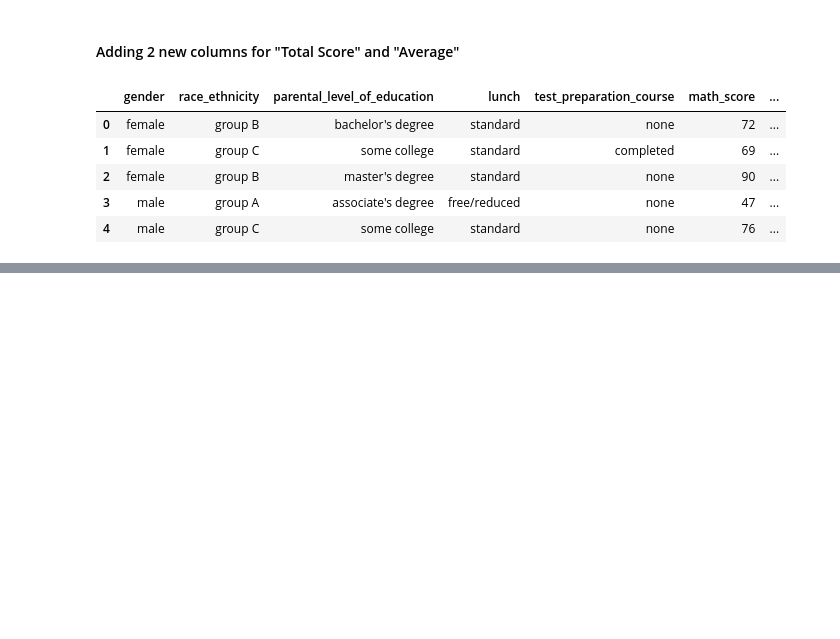
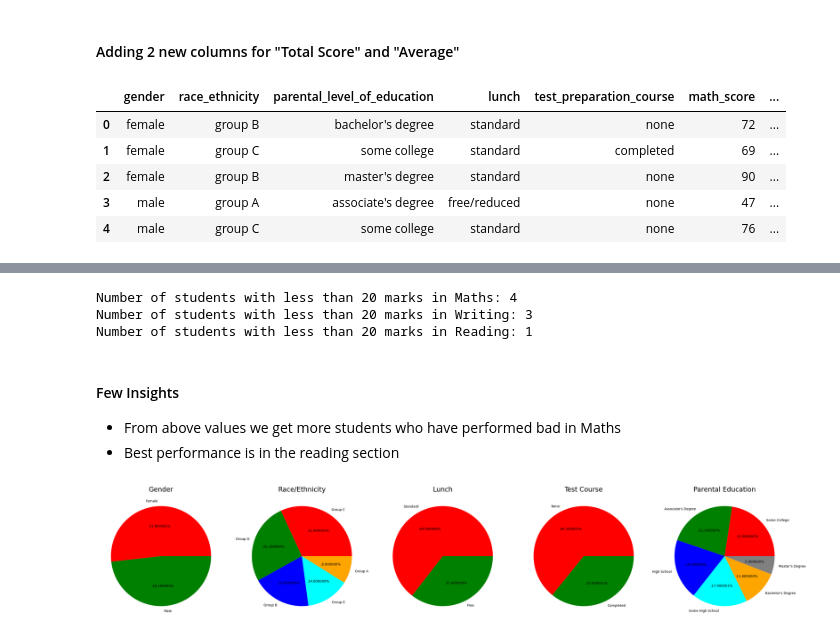
Before and after one commit to rtdjin3000/student_perf_propensity, a Jupyter notebook: EDA.ipynb, the cells around one changed output, grey strips where cells are left out. Saved outputs shown, nothing was run; the diff lists cells and outputs as text; code cells hidden in the pictures; blank space fills up the shorter version.

```diff
--- a/EDA.ipynb
+++ b/EDA.ipynb
@@ -138,0 +152,78 @@ df.head()
+# %%
+reading_less_20 = len(df[df['reading_score'] <= 20])
+writing_less_20 = len(df[df['writing_score'] <= 20])
+math_less_20 = len(df[df['math_score'] <= 20])
+
+print(f'Number of students with less than 20 marks in Maths: {math_less_20}')
+print(f'Number of students with less than 20 marks in Writing: {writing_less_20}')
+print(f'Number of students with less than 20 marks in Reading: {reading_less_20}')
+# %% [output]
+Number of students with less than 20 marks in Maths: 4
+Number of students with less than 20 marks in Writing: 3
+Number of students with less than 20 marks in Reading: 1
+# %% [markdown]
+#### Few Insights
+* From above values we get more students who have performed bad in Maths
+* Best performance is in the reading section
+# %%
+plt.rcParams['figure.figsize'] = (30, 12)
+
+plt.subplot(1, 5, 1)
+size = df['gender'].value_counts()
+labels = 'Female', 'Male'
+color = ['red','green']
+
+
+plt.pie(size, colors = color, labels = labels,autopct = '.%2f%%')
+plt.title('Gender', fontsize = 20)
+plt.axis('off')
+
+
+
+plt.subplot(1, 5, 2)
+size = df['race_ethnicity'].value_counts()
+labels = 'Group C', 'Group D','Group B','Group E','Group A'
+color = ['red', 'green', 'blue', 'cyan','orange']
+
+plt.pie(size, colors = color,labels = labels,autopct = '.%2f%%')
+plt.title('Race/Ethnicity', fontsize = 20)
+plt.axis('off')
+
+
+
+plt.subplot(1, 5, 3)
+size = df['lunch'].value_counts()
+labels = 'Standard', 'Free'
+color = ['red','green']
+
+plt.pie(size, colors = color,labels = labels,autopct = '.%2f%%')
+plt.title('Lunch', fontsize = 20)
+plt.axis('off')
+
+
+plt.subplot(1, 5, 4)
+size = df['test_preparation_course'].value_counts()
+labels = 'None', 'Completed'
+color = ['red','green']
+
+plt.pie(size, colors = color,labels = labels,autopct = '.%2f%%')
+plt.title('Test Course', fontsize = 20)
+plt.axis('off')
+
+
+plt.subplot(1, 5, 5)
+size = df['parental_level_of_education'].value_counts()
+labels = 'Some College', "Associate's Degree",'High School','Some High School',"Bachelor's Degree","Master's Degree"
+color = ['red', 'green', 'blue', 'cyan','orange','grey']
+
+plt.pie(size, colors = color,labels = labels,autopct = '.%2f%%')
+plt.title('Parental Education', fontsize = 20)
+plt.axis('off')
+
+
+plt.tight_layout()
+plt.grid()
+
+plt.show()
+# %% [output]
+[figure, added]
```
Also changed, not shown: parts of 1 cell of this notebook.
